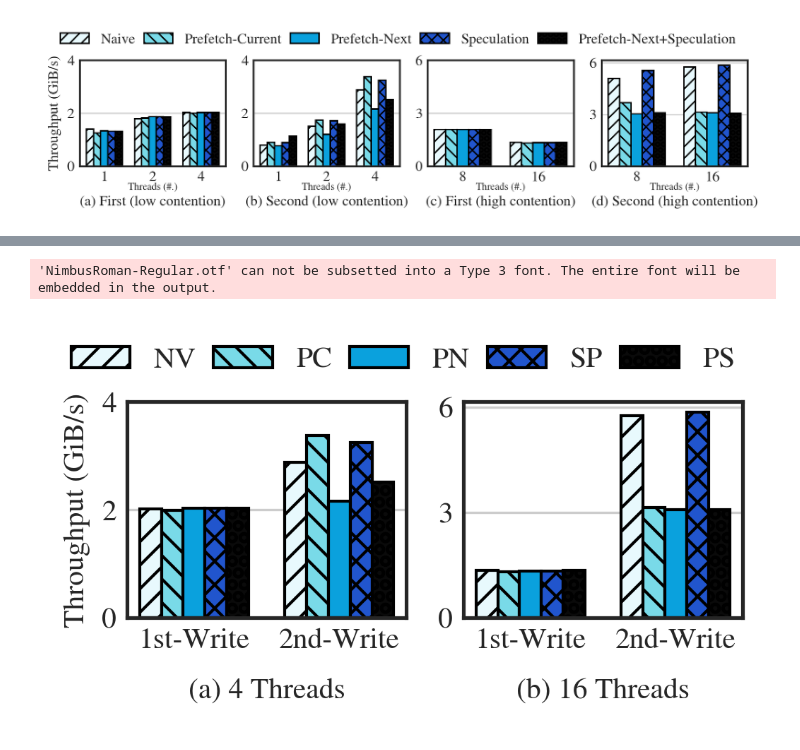
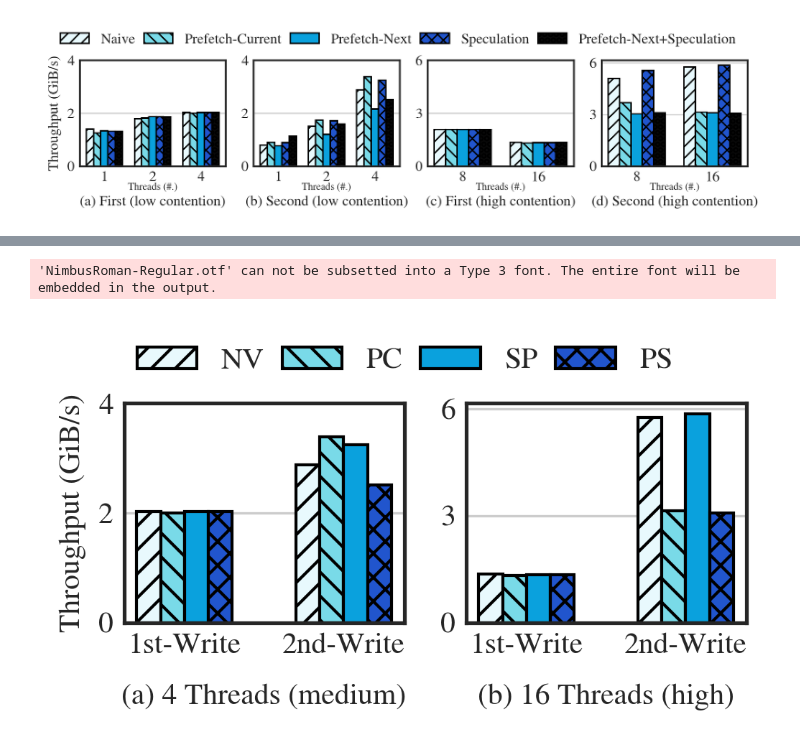
Before and after one commit to Light-Dedup/tests, a Jupyter notebook: FIG_Prefetch/plot.ipynb, the cells around one changed output, grey strips where cells are left out. Saved outputs shown, nothing was run; the diff lists cells and outputs as text; code cells hidden in the pictures.

Commit message:
update figure

```diff
--- a/FIG_Prefetch/plot.ipynb
+++ b/FIG_Prefetch/plot.ipynb
@@ -161,7 +161,7 @@ plt.savefig("./FIG-Prefetch-Single-Thread.pdf", bbox_inches='tight', pad_inches=
 # Plotting Settings
 fig = plt.figure(dpi = 300, figsize = (cm_to_inch(SINGLE_COL_WIDTH), cm_to_inch(4.5)))
 bar_width = 0.15
-subfig_titles = ["(a) 4 Threads", "(b) 16 Threads"]
+subfig_titles = ["(a) 4 Threads (medium)", "(b) 16 Threads (high)"]
 patterns = ['///', '\\\\\\', '', 'XXX', "OOO"]
 # Reference: https://designbro.com/blog/inspiration/color-combinations/
 colors = ["#E8F9FD", "#79DAE8", "#0AA1DD", "#2155CD", "#0A0A0A"]
@@ -171,6 +171,8 @@ for i in range(2):
     subfig = plt.subplot(1, 2, i + 1)
     xs = [1, 2]
     fss = df['file_system'].drop_duplicates().reset_index().drop(columns=['index'])['file_system']
+    # print(fss)
+    fss = fss.drop(2)
     tot = len(fss) * bar_width
     for idx, fs in enumerate(fss):
         points = []
@@ -178,32 +180,31 @@ for i in range(2):
             pivot = x
             point = pivot - tot / 2 + bar_width / 2 + idx * bar_width
             points.append(point)
         bw_1st = df[(df['file_system'] == fs) & (df['num_job'] == num_jobs[i])]['first_bandwidth(MiB/s)'] / 1024
         bw_2nd = df[(df['file_system'] == fs) & (df['num_job'] == num_jobs[i])]['second_bandwidth(MiB/s)'] / 1024
         bw = bw_1st.append(bw_2nd)
         plt.bar(points, bw, width=bar_width, hatch=patterns[idx], edgecolor='black', color=colors[idx])
 
 
     plt.xticks(xs, labels=["1st-Write", "2nd-Write"])
     if i == 0:
         plt.ylabel('Throughput (GiB/s)')
         plt.yticks([0, 2, 4])
     else:
         plt.yticks([0, 3, 6])
     # Draw title
     # subfig.text(0.5, -0.2, "Threads (#.)", ha='center', va='center', fontsize=7, transform=subfig.transAxes)
     plt.xlabel(subfig_titles[i], labelpad = 8)
 
 fig.legend(fss.map({
     "Naive" : "NV",
     "Prefetch-Current" : "PC",
-    "Prefetch-Next" : "PN",
     "Speculation" : "SP",
     "Prefetch-Next+Speculation" : "PS"
 }), loc='center', ncol=5, columnspacing = 0.6, bbox_to_anchor=(0.5, 1),)
 
 plt.tight_layout()
 plt.savefig("./FIG-Prefetch-Transition.pdf", bbox_inches='tight', pad_inches=0)
 # %% [output]
 'NimbusRoman-Regular.otf' can not be subsetted into a Type 3 font. The entire font will be embedded in the output.
-[figure, old version]
+[figure, new version]
```
Also changed, not shown: parts of 1 cell of this notebook, 5 other files.
